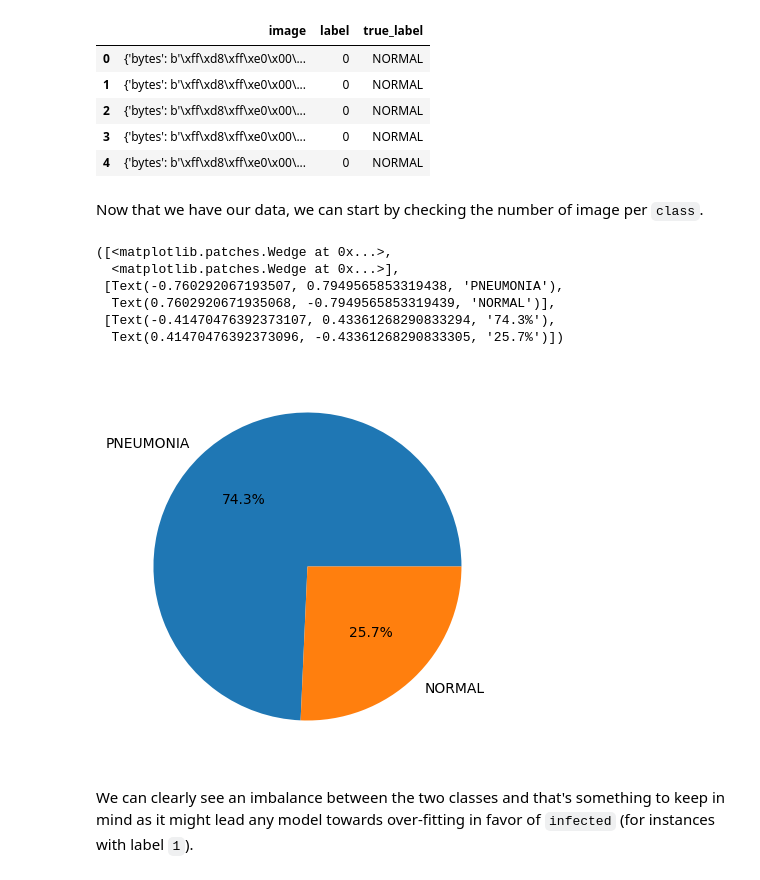
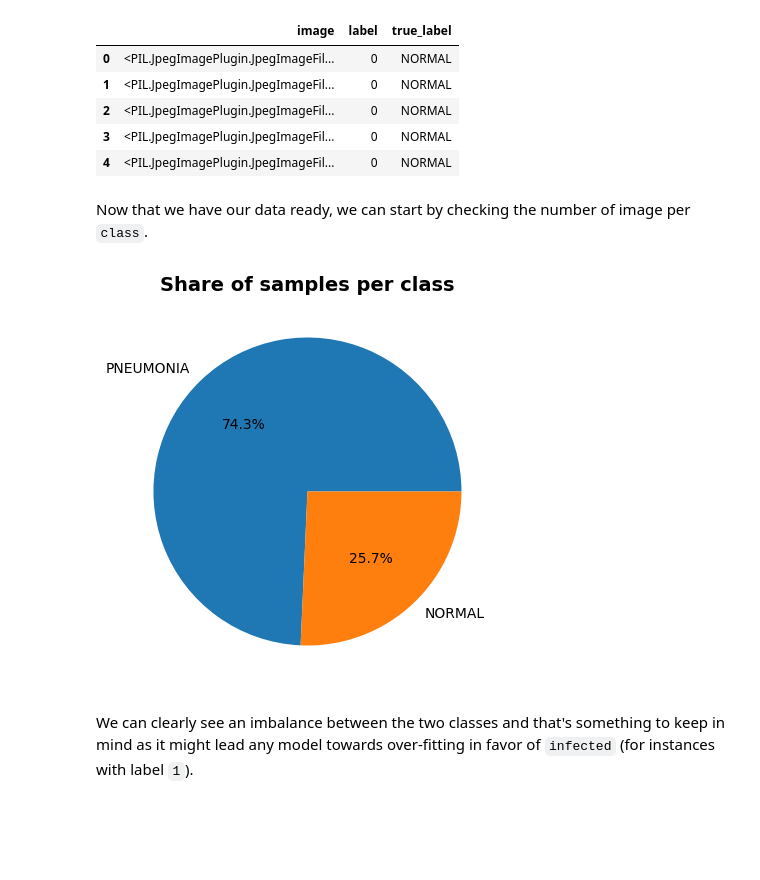
Before and after one commit to Az-r-ow/zoidberg, a Jupyter notebook: main.ipynb, the cells around one changed output. Drawn from its saved outputs; the diff is of its cells as text; code cells hidden in the pictures; blank space fills up the shorter version.

```diff
--- a/main.ipynb
+++ b/main.ipynb
@@ -12,31 +11,55 @@ dataset = load_dataset("Az-r-ow/chest_xray")
-# %%
-train_data = dataset['train'].to_pandas()
-train_data['true_label'] = train_data['label'].map(lambda x: "NORMAL" if x == 0 else "PNEUMONIA")
-train_data.head()
-# %% [output]
-|  | image | label | true_label |
-| 0 | {'bytes': b'\xff\xd8\xff\xe0\x00\... | 0 | NORMAL |
-| 1 | {'bytes': b'\xff\xd8\xff\xe0\x00\... | 0 | NORMAL |
-| 2 | {'bytes': b'\xff\xd8\xff\xe0\x00\... | 0 | NORMAL |
-| 3 | {'bytes': b'\xff\xd8\xff\xe0\x00\... | 0 | NORMAL |
-| 4 | {'bytes': b'\xff\xd8\xff\xe0\x00\... | 0 | NORMAL |
+# %%
+from PIL import Image
+from io import BytesIO
+
+def format_dataset(dataset):
+  pd_dataset = dataset.to_pandas()
+  pd_dataset['true_label'] = pd_dataset['label'].map(lambda x: "NORMAL" if x == 0 else "PNEUMONIA")
+  pd_dataset['image'] = pd_dataset['image'].map(lambda i: Image.open(BytesIO(i["bytes"])))
+  return pd_dataset
+
+# Converting to pandas will encode the images to bytestrings
+train_data = format_dataset(dataset)
+train_data.head()
+# %% [output]
+|  | image | label | true_label |
+| 0 | <PIL.JpegImagePlugin.JpegImageFil... | 0 | NORMAL |
+| 1 | <PIL.JpegImagePlugin.JpegImageFil... | 0 | NORMAL |
+| 2 | <PIL.JpegImagePlugin.JpegImageFil... | 0 | NORMAL |
+| 3 | <PIL.JpegImagePlugin.JpegImageFil... | 0 | NORMAL |
+| 4 | <PIL.JpegImagePlugin.JpegImageFil... | 0 | NORMAL |
 # %% [markdown]
-Now that we have our data, we can start by checking the number of image per `class`.
+Now that we have our data ready, we can start by checking the number of image per `class`.
-# %%
-from matplotlib import pyplot as plt
-
-class_counts = train_data['true_label'].value_counts()
-
-fig, ax = plt.subplots(figsize=(5, 5))
-ax.pie(class_counts, labels=class_counts.index, autopct='%1.1f%%')
-# %% [output]
-([<matplotlib.patches.Wedge at 0x...>,
-  <matplotlib.patches.Wedge at 0x...>],
- [Text(-0.760292067193507, 0.7949565853319438, 'PNEUMONIA'),
-  Text(0.7602920671935068, -0.7949565853319439, 'NORMAL')],
- [Text(-0.41470476392373107, 0.43361268290833294, '74.3%'),
-  Text(0.41470476392373096, -0.43361268290833305, '25.7%')])
-[figure, removed]
+# %%
+from matplotlib import pyplot as plt
+
+def plot_value_counts(df, col_name, plot_title=""):
+  """
+  Plot the value counts of a column in a DataFrame.
+
+  Parameters:
+  -----------
+  df : pandas DataFrame
+      The DataFrame containing the column to plot.
+
+  col_name : str
+      The name of the column in the DataFrame for which to plot the value counts.
+
+  plot_title : str, optional
+      Title of the plot. Default is an empty string.
+
+  Returns:
+  --------
+  None
+  """
+  class_counts = df[col_name].value_counts()
+  fig, ax = plt.subplots(figsize=(5, 5))
+  ax.pie(class_counts, labels=class_counts.index, autopct='%1.1f%%')
+  ax.set_title(plot_title, fontsize=14, fontweight="bold")
+
+plot_value_counts(train_data, 'true_label', "Share of samples per class")
+# %% [output]
+[figure, added]
 # %% [markdown]
 We can clearly see an imbalance between the two classes and that's something to keep in mind as it might lead any model towards over-fitting in favor of `infected` (for instances with label `1`).
 # %%
```
Also changed, not shown: parts of 16 cells of this notebook, 1 other file.
